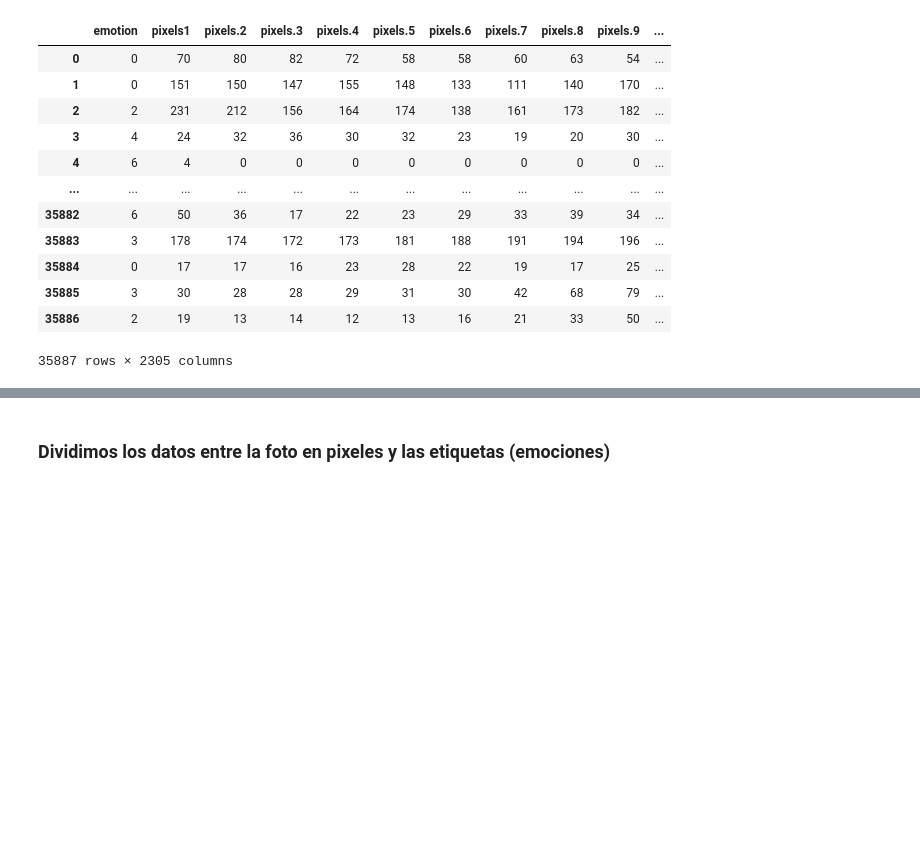
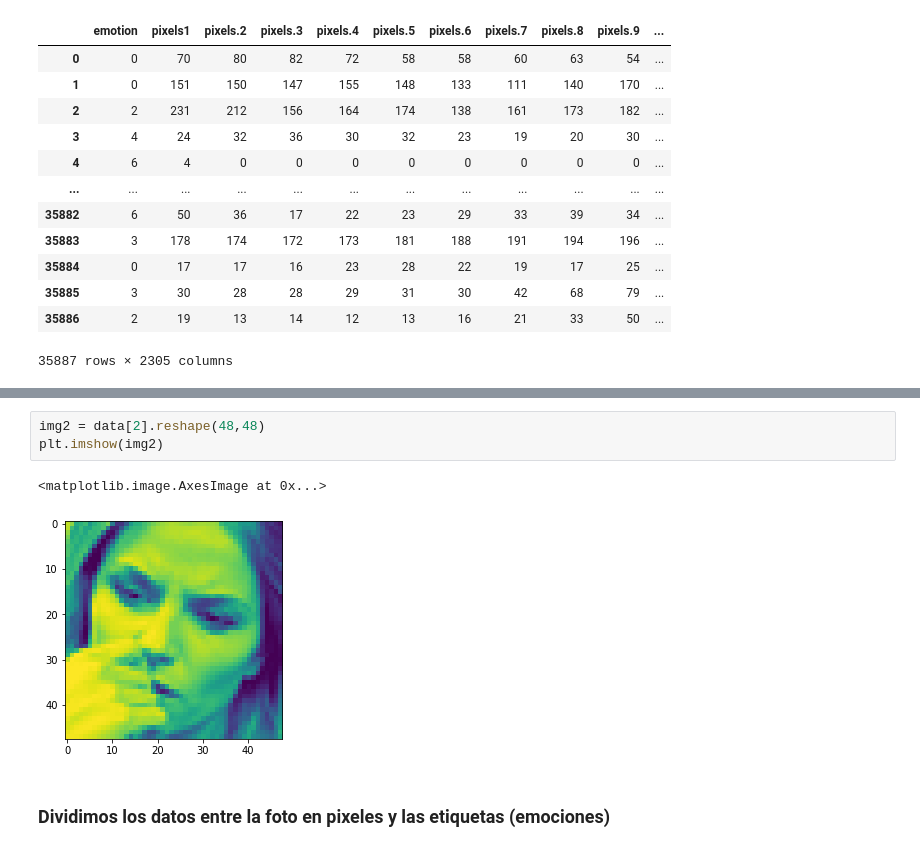
Before and after one commit to Jermaniac/TrabajoFinGradoGerman, a Jupyter notebook: TFG_RandomForest.ipynb, the cells around one changed output, grey strips where cells are left out. Saved outputs shown, nothing was run; the diff lists cells and outputs as text; blank space fills up the shorter version.

```diff
--- a/TFG_RandomForest.ipynb
+++ b/TFG_RandomForest.ipynb
@@ -56,3 +68,9 @@ df
+# %%
+img2 = data[2].reshape(48,48)
+plt.imshow(img2)
+# %% [output]
+<matplotlib.image.AxesImage at 0x...>
+[figure, added]
 # %% [markdown]
 ### Dividimos los datos entre la foto en pixeles y las etiquetas (emociones)
 # %%
```
Also changed, not shown: parts of 4 cells of this notebook.
